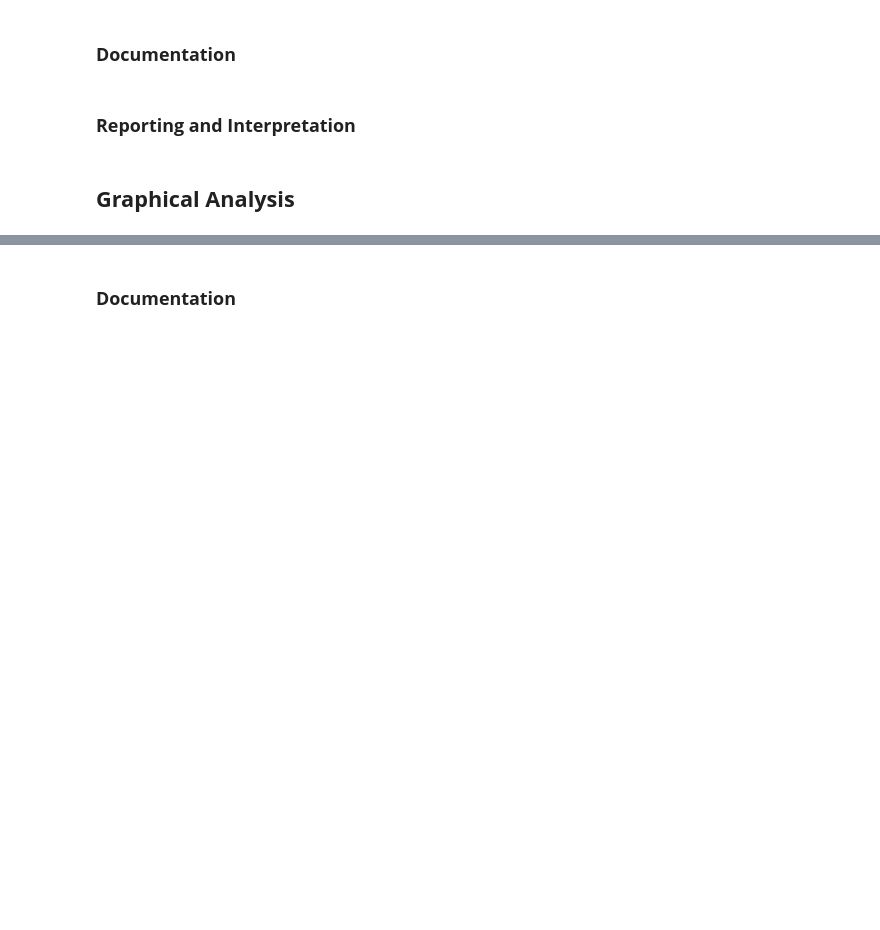
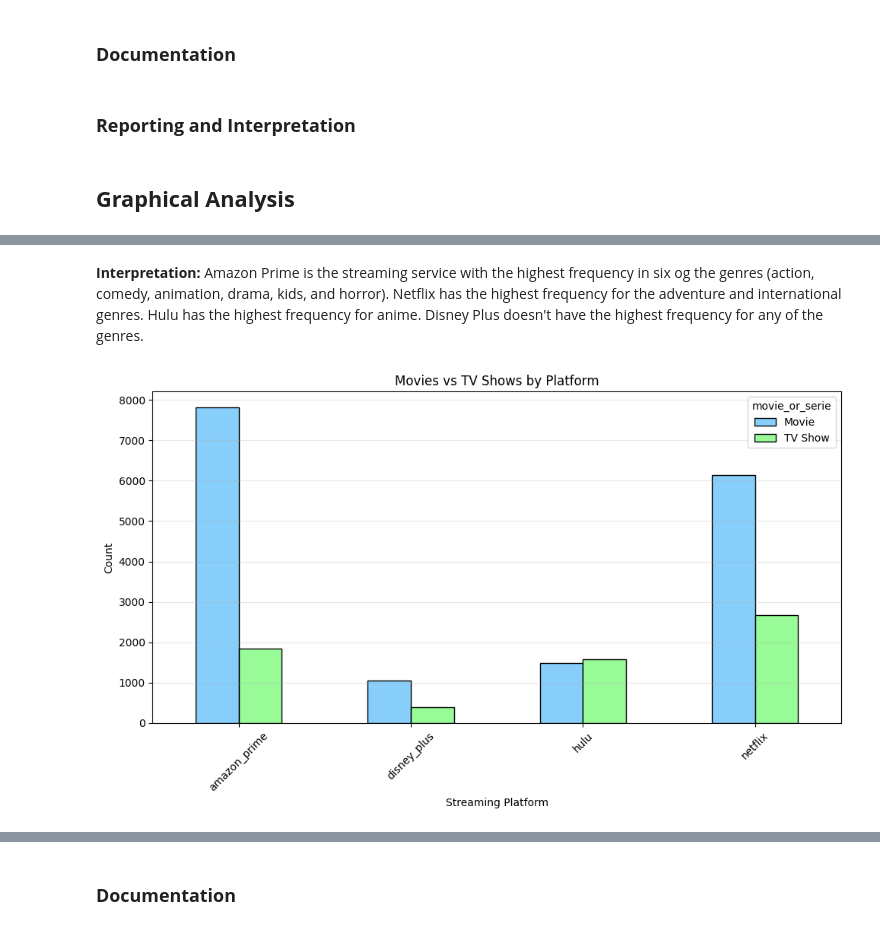
Before and after one commit to karisp94/si618_project, a Jupyter notebook: ProjectPart2.ipynb, the cells around one changed output, grey strips where cells are left out. Drawn from its saved outputs; the diff is of its cells as text; code cells hidden in the pictures; blank space fills up the shorter version.

```diff
--- a/ProjectPart2.ipynb
+++ b/ProjectPart2.ipynb
@@ -132,0 +149,15 @@ Interspresed throughout code whomp whomp
+# %% [markdown]
+**Interpretation:** Amazon Prime is the streaming service with the highest frequency in six og the genres (action, comedy, animation, drama, kids, and horror). Netflix has the highest frequency for the adventure and international genres. Hulu has the highest frequency for anime. Disney Plus doesn't have the highest frequency for any of the genres.
+# %%
+# movies vs tv shows by platform
+counts = streaming_full.groupby(["channel_streaming", "movie_or_serie"]).size().unstack()
+ax = counts.plot(kind="bar", figsize=(10,6), color=["lightskyblue", "palegreen"], edgecolor='black')
+plt.xlabel("Streaming Platform")
+plt.ylabel("Count")
+plt.title("Movies vs TV Shows by Platform")
+plt.xticks(rotation=45)
+plt.grid(axis="y", alpha=0.3)
+plt.tight_layout()
+plt.show()
+# %% [output]
+[figure, added]
```
Also changed, not shown: parts of 13 cells of this notebook.
